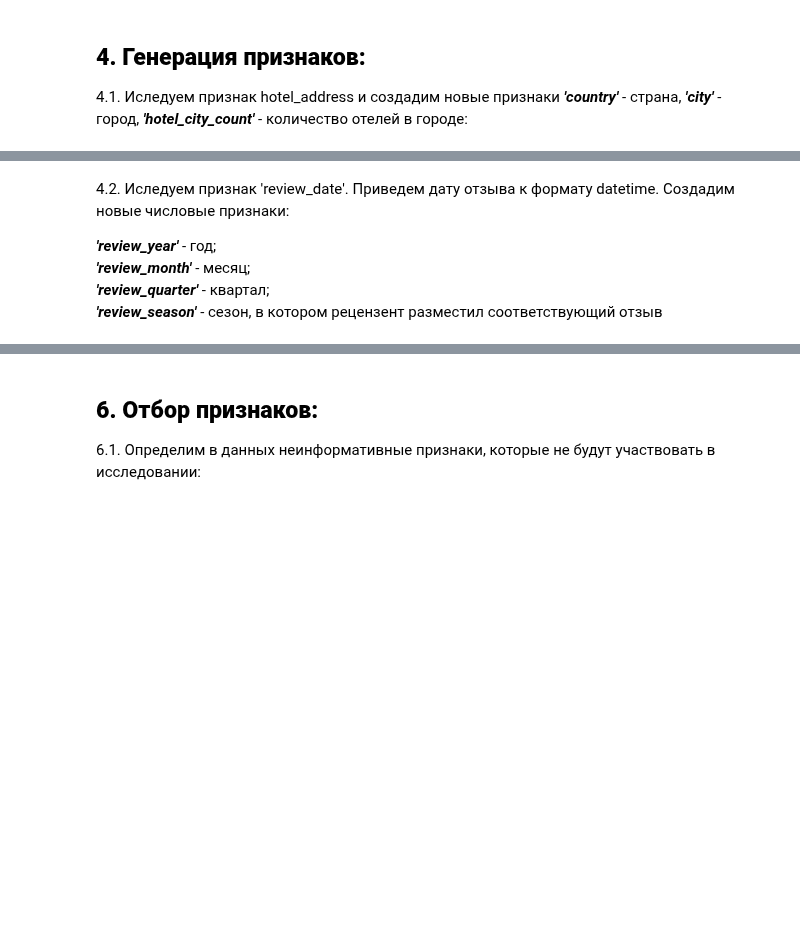
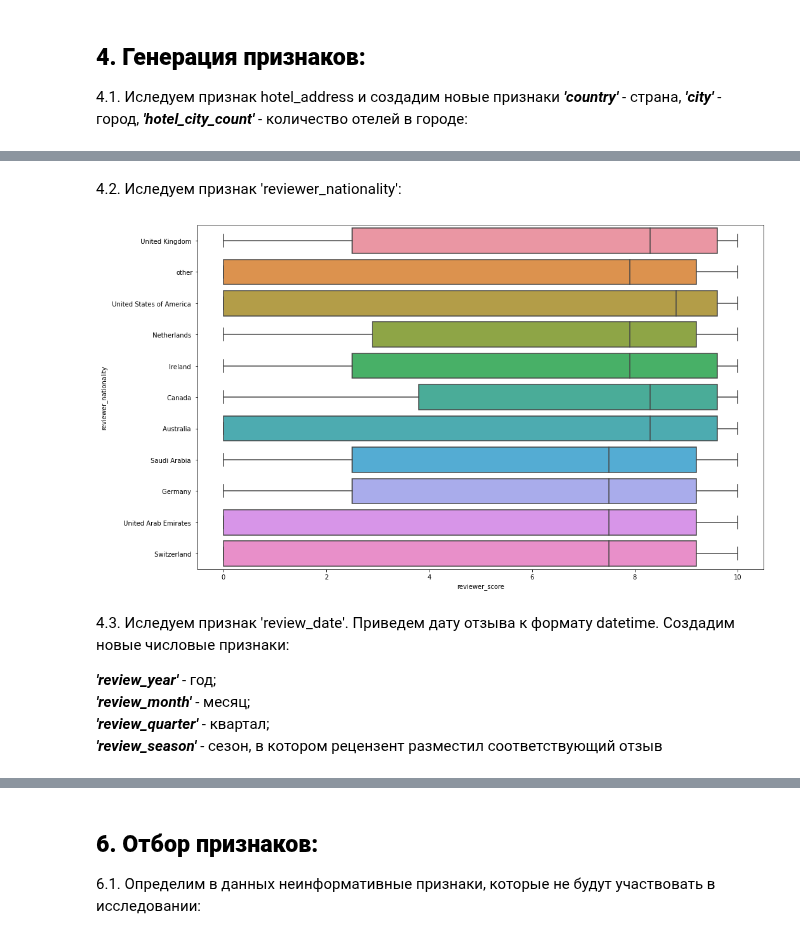
Before and after one commit to Irina-Kondratenko/SkillFactory, a Jupyter notebook: Homework/Project_6/baseline-v1.ipynb, the cells around one changed output, grey strips where cells are left out. Cells and saved outputs as stored; diff of their text form; code cells hidden in the pictures; blank space fills up the shorter version.

```diff
--- a/Homework/Project_6/baseline-v1.ipynb
+++ b/Homework/Project_6/baseline-v1.ipynb
@@ -198,3 +338,19 @@ data['hotel_city_count'] = data.groupby(
 
 data = pd.get_dummies(data, columns = ['country'])
 data = pd.get_dummies(data, columns = ['city'])
+# %% [markdown]
+4.2. Иследуем признак 'reviewer_nationality':
+# %%
+# Выделим десять лидирующих национальностей:
+
+nationality10 = data['reviewer_nationality'].value_counts().nlargest(10)
+
+data['reviewer_nationality'] = data['reviewer_nationality'].apply(
+    lambda x: x if x in nationality10 else 'other')
+
+fig = plt.figure(figsize = (16,10))
+barplot = sns.boxplot(
+    data = data, x = 'reviewer_score',
+    y = 'reviewer_nationality', orient = 'v')
+# %% [output]
+[figure, added]
@@ -201,5 +361,5 @@ data = pd.get_dummies(data, columns = ['city'])
 # %% [markdown]
-4.2. Иследуем признак 'review_date'. Приведем дату отзыва к формату datetime.
+4.3. Иследуем признак 'review_date'. Приведем дату отзыва к формату datetime.
 Создадим новые числовые признаки:
 
 ***'review_year'*** - год;
```
Also changed, not shown: parts of 36 cells of this notebook.
